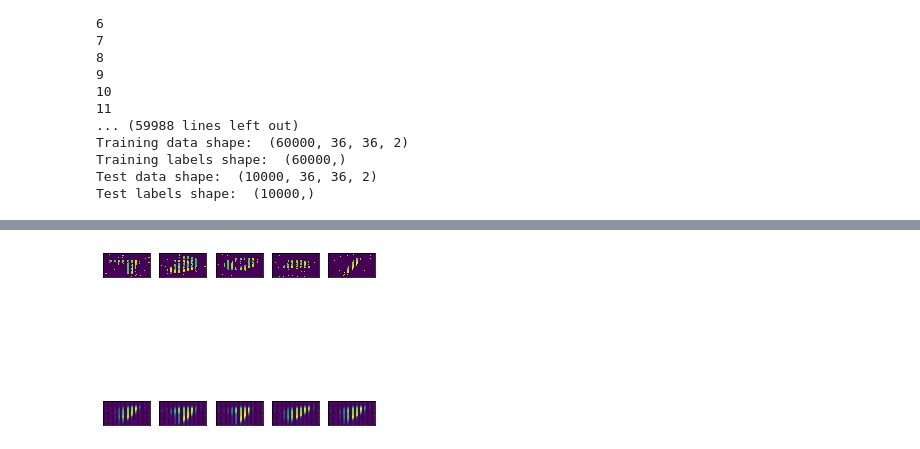
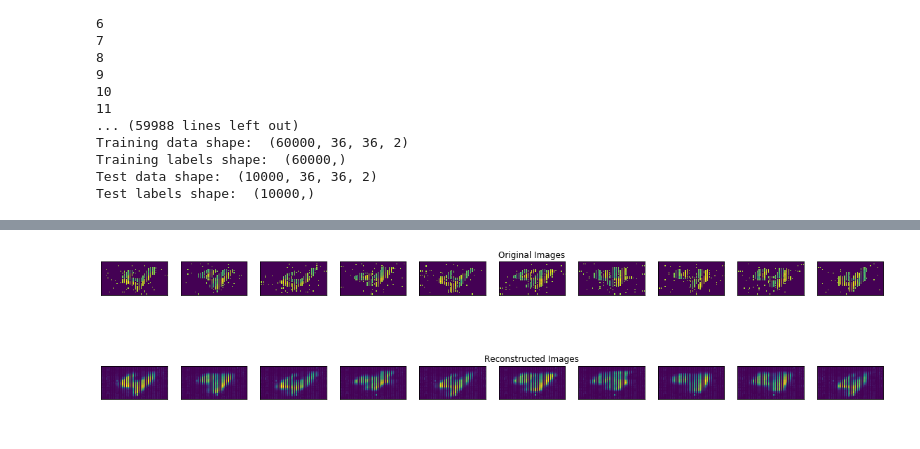
Before and after one commit to brunocalogero/LowPowerActionRecognition, a Jupyter notebook: autoencoder/Chingis_CVAE_V2.ipynb, the cells around one changed output, grey strips where cells are left out. Saved outputs shown, nothing was run; the diff lists cells and outputs as text; code cells hidden in the pictures.

```diff
--- a/autoencoder/Chingis_CVAE_V2.ipynb
+++ b/autoencoder/Chingis_CVAE_V2.ipynb
@@ -222,18 +222,18 @@ def sampling(args):
 # %%
 #Defining number of kernels, strides and pooling sizes per layer
 
-filters_1 = 8
-filters_2 = 16
-filters_3 = 32
-# filters_4 = 64
-# filters_5 = 128
-# filters_6 = 256
+filters_1 = 16
+filters_2 = 32
+filters_3 = 64
+filters_4 = 128
+filters_5 = 256
+filters_6 = 512
 # filters_7 = 512
 
 stride_1 = (3, 3)
 stride_2 = (2, 2)
 stride_3 = (2, 2)
-# stride_4 = (2, 2)
+stride_4 = (2, 2)
 # stride_5 = (2, 2)
 # stride_6 = (2, 2)
 # stride_7 = (2, 2)
@@ -241,7 +241,7 @@ stride_3 = (2, 2)
 pool_1 = (2, 2)
 pool_2 = (2, 2)
 pool_3 = (2, 2)
-# pool_4 = (2, 2)
+pool_4 = (2, 2)
 # pool_5 = (2, 2)
 # pool_6 = (2, 2)
 # pool_7 = (2, 2)
@@ -250,8 +250,9 @@ pool_3 = (2, 2)
 batch_size = 80
 #kernel_size = 3
 #filters = 16
-latent_dim = 2
-epochs = 8
+#latent_dim = 3
+latent_dim = 5
+epochs = 4
 # %%
 #Defining encoder
 
@@ -475,14 +526,13 @@ plot_results(models,
 # %%
-def plot_autoencoder_outputs(encoder,k, n, dims):
+def plot_autoencoder_outputs(encoder,k, n, j, dims):
     #decoded_imgs = enconder.predict(x_test)
     #x_test_encoded = vae.predict(x_test, batch_size = batch_size)
     # number of example digits to show
     #n = 5
-    j=8000
     plt.figure(figsize=(20, 5))
     for i in range(k, n):
         # plot original image
-        ax = plt.subplot(2, n, i + 1)
+        ax = plt.subplot(2, n-k, i + 1-k)
         plt.imshow(x_test[j].reshape(*dims))
         #plt.gray()
         ax.get_xaxis().set_visible(False)
@@ -491,7 +541,7 @@ def plot_autoencoder_outputs(encoder,k, n, dims):
             ax.set_title('Original Images')
 
         # plot reconstruction
-        ax = plt.subplot(2, n, i + 1 + n)
+        ax = plt.subplot(2, n-k, i + 1 - k +n-k)
         plt.imshow(x_test_encoded[j].reshape(*dims))
         #plt.gray()
         ax.get_xaxis().set_visible(False)
@@ -545,7 +595,7 @@ array([[[[5.16046111e-06, 1.18400028e-03],
 # %%
-plot_autoencoder_outputs(x_test_encoded, 15, 20, (36, 72))
+plot_autoencoder_outputs(x_test_encoded, 0, 10, 4780, (36, 72))
 # %% [output]
-[figure, old version]
+[figure, new version]
 # %%
 vae_test.set_weights(vae.get_weights())
 
```
Also changed, not shown: parts of 16 cells of this notebook.
